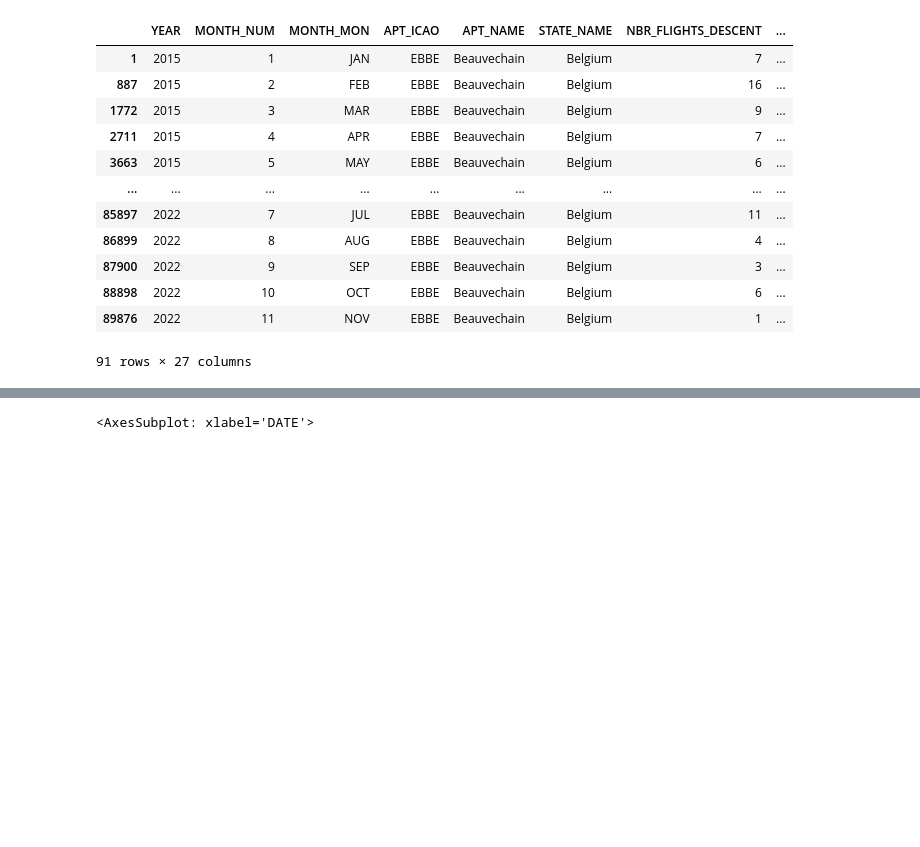
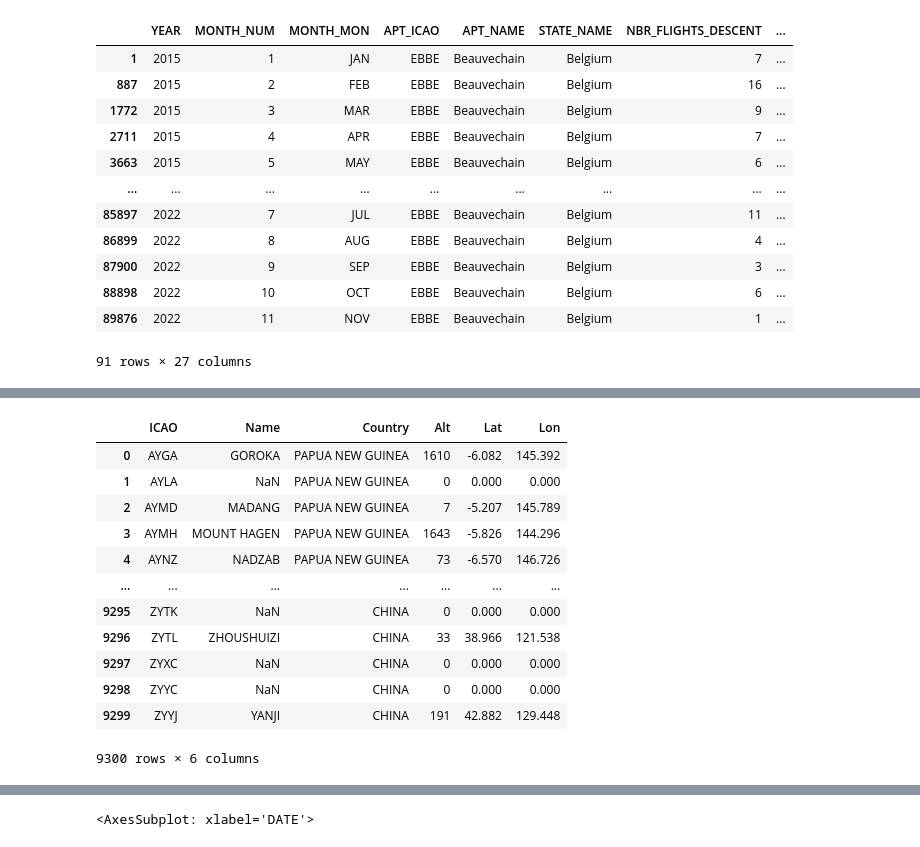
Before and after one commit to jaredeoliphant/european-airport-cco-cdo, a Jupyter notebook: flights.ipynb, the cells around one changed output, grey strips where cells are left out. Saved outputs shown, nothing was run; the diff lists cells and outputs as text; code cells hidden in the pictures; blank space fills up the shorter version.

```diff
--- a/flights.ipynb
+++ b/flights.ipynb
@@ -17,3 +17,6 @@ df = pd.read_excel('Vertical_Flight_Efficiency_cdo_cco.xlsx','DATA')
 | 88898 | 2022 | 10 | OCT | EBBE | Beauvechain | Belgium | 6 | ... |
 | 89876 | 2022 | 11 | NOV | EBBE | Beauvechain | Belgium | 1 | ... |
 91 rows × 27 columns
+# %%
+airports_df = pd.read_csv('airport-codes_csv.csv')
+airports_df
@@ -19,0 +37,29 @@ df = pd.read_excel('Vertical_Flight_Efficiency_cdo_cco.xlsx','DATA')
+# %%
+def tweak_airports(df):
+
+    def coordinates(df):
+        df[['lon','lat']] = df.coordinates.str.split(',',expand=True)
+        return df
+
+    special_case = pd.DataFrame({'ident':'LESJ','name':'Palma De Mallorca or Palma/Son San Juan',
+                                 'elevation_ft':27,'iso_country':'ES','municipality':'Palma De Mallorca',
+                                 'lon':39.551700,'lat':2.73881},index=[0])
+    clean = (
+        df
+        .loc[:,['ident','name','elevation_ft','iso_country','municipality','coordinates']]
+        .pipe(coordinates)
+        .drop(columns=['coordinates'])
+        .astype({'lat':'float','lon':'float'})
+        .assign(ident = lambda df_: df_.ident.str.replace('LUZ','EPLB'))
+        .assign(ident = lambda df_: df_.ident.str.replace('BKPR','LYPR'))
+        .assign(ident = lambda df_: df_.ident.str.replace('EPCH','EPRU'))
+        .assign(ident = lambda df_: df_.ident.str.replace('ENXA','ENLE'))
+
+    )
+
+    return pd.concat([clean,special_case],ignore_index=True)
+
+
+airports_df.info(memory_usage='deep')
+cairports_df = tweak_airports(airports_df)
+cairports_df.info(memory_usage='deep')
@@ -91,0 +204,16 @@ cdf
+# %%
+cairports_df
+# %% [output]
+|  | ICAO | Name | Country | Alt | Lat | Lon |
+| 0 | AYGA | GOROKA | PAPUA NEW GUINEA | 1610 | -6.082 | 145.392 |
+| 1 | AYLA | NaN | PAPUA NEW GUINEA | 0 | 0.000 | 0.000 |
+| 2 | AYMD | MADANG | PAPUA NEW GUINEA | 7 | -5.207 | 145.789 |
+| 3 | AYMH | MOUNT HAGEN | PAPUA NEW GUINEA | 1643 | -5.826 | 144.296 |
+| 4 | AYNZ | NADZAB | PAPUA NEW GUINEA | 73 | -6.570 | 146.726 |
+| ... | ... | ... | ... | ... | ... | ... |
+| 9295 | ZYTK | NaN | CHINA | 0 | 0.000 | 0.000 |
+| 9296 | ZYTL | ZHOUSHUIZI | CHINA | 33 | 38.966 | 121.538 |
+| 9297 | ZYXC | NaN | CHINA | 0 | 0.000 | 0.000 |
+| 9298 | ZYYC | NaN | CHINA | 0 | 0.000 | 0.000 |
+| 9299 | ZYYJ | YANJI | CHINA | 191 | 42.882 | 129.448 |
+9300 rows × 6 columns
```
Also changed, not shown: parts of 12 cells of this notebook, 1 other file.
